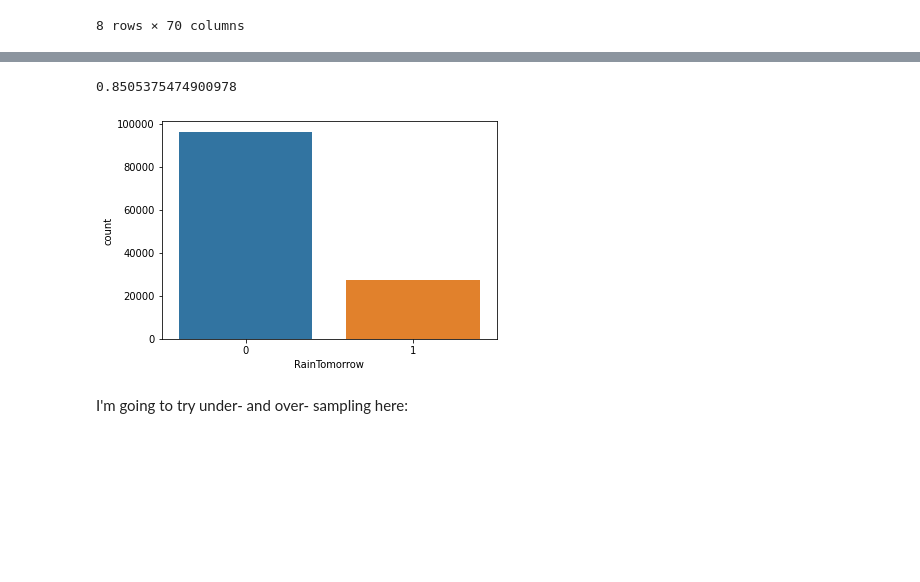
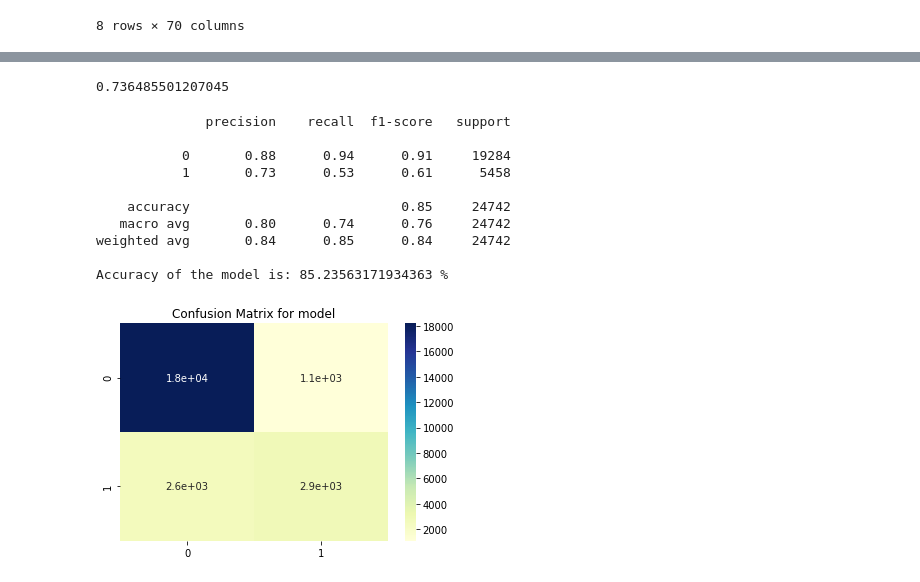
Before and after one commit to Witas1703/machine-learning-case-study, a Jupyter notebook: utility.ipynb, the cells around one changed output, grey strips where cells are left out. Cells and saved outputs as stored; diff of their text form; code cells hidden in the pictures; blank space fills up the shorter version.

```diff
--- a/utility.ipynb
+++ b/utility.ipynb
@@ -37,4 +52,5 @@ df.describe()
 y = df.RainTomorrow.to_numpy()
 X = df.drop(columns=['RainTomorrow']).to_numpy()
 
-X_train, X_test, y_train, y_test = train_test_split(X, y, test_size=0.10, random_state=42)
+X_train, X_test, y_train, y_test = train_test_split(X, y, test_size=0.20, random_state=42)
+# X_train, X_test, y_train, y_test = StratifiedKFold(n_splits=2)
@@ -43,3 +92,13 @@ pipe = Pipeline([('scaler', RobustScaler()), ('svc', SVC())])
+# %%
+pipe = Pipeline(
+    [
+        ('scaler', StandardScaler()),
+        ('feature_selection', SelectKBest(f_classif, k = 20)) ,
+        ('classifier', MLPClassifier())
+    ],
+    verbose=True
+    )
+    # here you can just substitute i.e SVC() with any classifier from sklearn you'd like and it will work, same thing refers to Scaler
 # %%
 %%time
 pipe.fit(X_train, y_train)
@@ -50,4 +128,27 @@ Pipeline(steps=[('scaler', RobustScaler()), ('svc', SVC())])
+# %%
+y_predicted = pipe.predict(X_test)
+metrics.balanced_accuracy_score(y_test, y_predicted)
+# %% [output]
+0.736485501207045
+# %%
+report = metrics.classification_report(y_test, y_predicted)
+print(report)
+print("Accuracy of the model is:",metrics.accuracy_score(y_test,y_predicted)*100,"%")
+cm = metrics.confusion_matrix(y_test, y_predicted)
+sns.heatmap(cm, annot=True,cmap="YlGnBu")
+plt.title("Confusion Matrix for model")
+plt.show()
+# %% [output]
+              precision    recall  f1-score   support
+
+           0       0.88      0.94      0.91     19284
+           1       0.73      0.53      0.61      5458
+
+    accuracy                           0.85     24742
+   macro avg       0.80      0.74      0.76     24742
+weighted avg       0.84      0.85      0.84     24742
+
+Accuracy of the model is: 85.23563171934363 %
+[figure, added]
 # %%
-pipe.score(X_test, y_test)
+# pipe.score(X_test, y_test)
-# %% [output]
-0.8505375474900978
@@ -56,7 +154,0 @@ pipe.score(X_test, y_test)
-# %%
-g = sns.countplot(df['RainTomorrow'])
-plt.show()
-# %% [output]
-[figure, removed]
-# %% [markdown]
-I'm going to try under- and over- sampling here:
```
Also changed, not shown: parts of 8 cells of this notebook.
